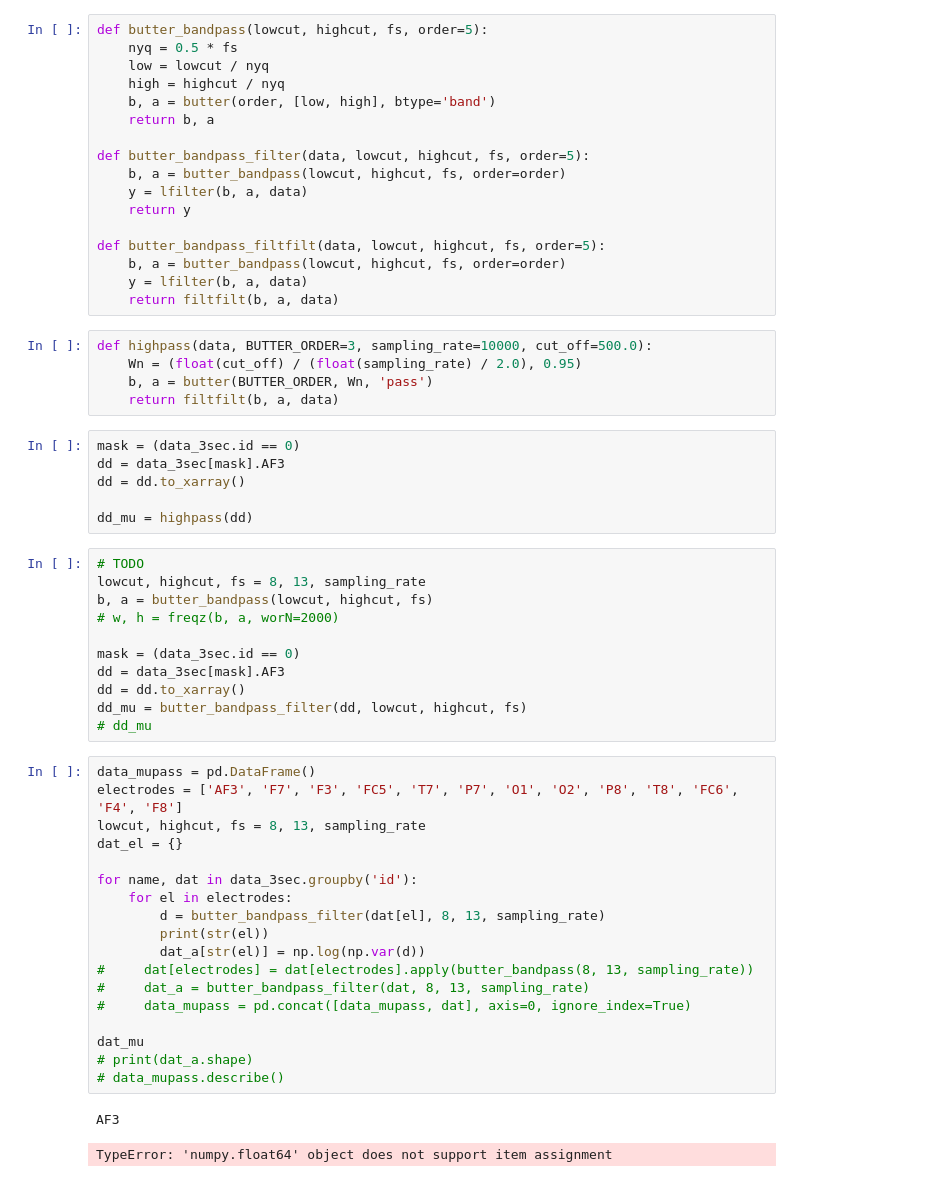
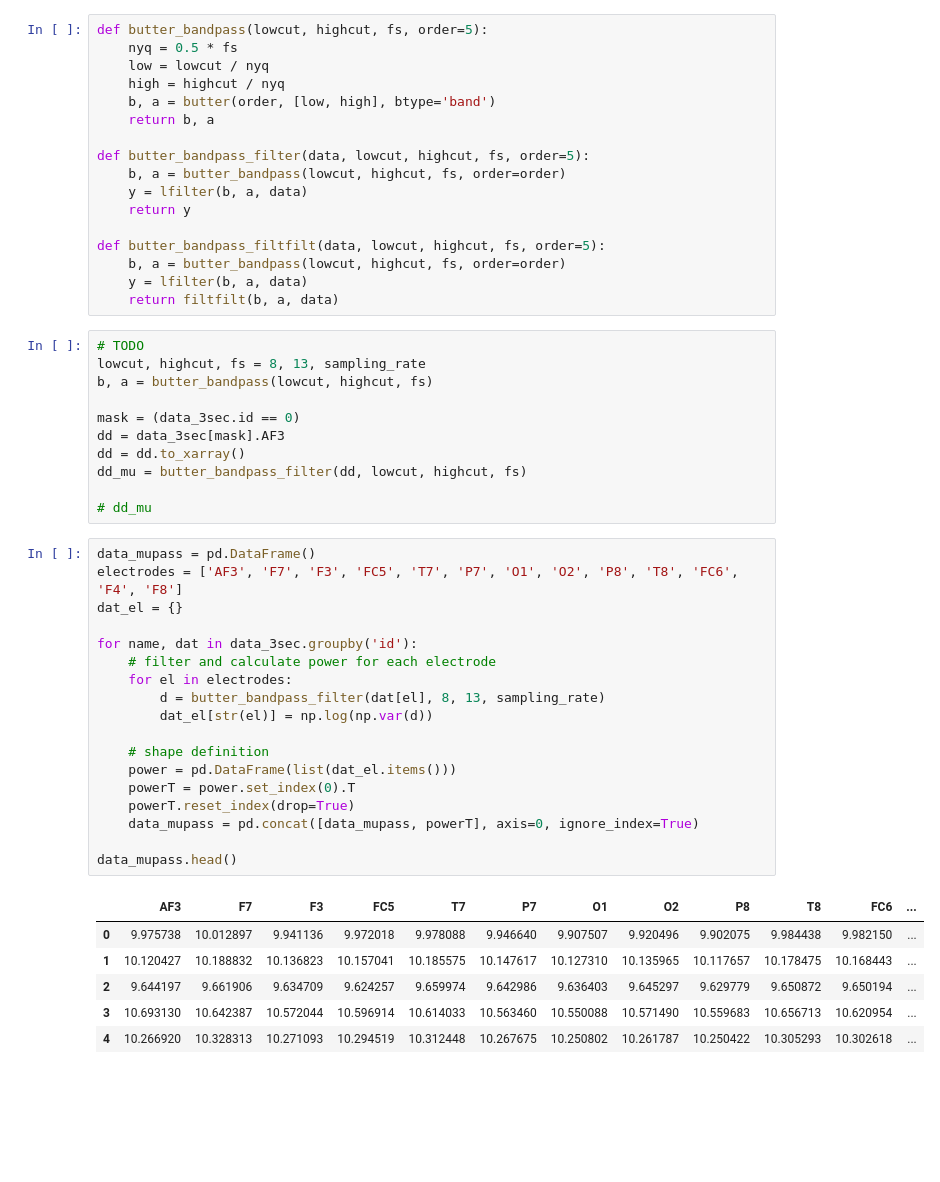
Before and after one commit to alTeska/BCI-Brane, a Jupyter notebook: notebooks/feature_analysis.ipynb, the cells around one changed output. Drawn from its saved outputs; the diff is of its cells as text; blank space fills up the shorter version.

Commit message:
features extracted, dataframes of 2 powers created

```diff
--- a/notebooks/feature_analysis.ipynb
+++ b/notebooks/feature_analysis.ipynb
@@ -80,46 +106,39 @@ def butter_bandpass_filtfilt(data, lowcut, highcut, fs, order=5):
     b, a = butter_bandpass(lowcut, highcut, fs, order=order)
     y = lfilter(b, a, data)
     return filtfilt(b, a, data)
-# %%
-def highpass(data, BUTTER_ORDER=3, sampling_rate=10000, cut_off=500.0):
-    Wn = (float(cut_off) / (float(sampling_rate) / 2.0), 0.95)
-    b, a = butter(BUTTER_ORDER, Wn, 'pass')
-    return filtfilt(b, a, data)
 # %%
+# TODO
+lowcut, highcut, fs = 8, 13, sampling_rate
+b, a = butter_bandpass(lowcut, highcut, fs)
+
 mask = (data_3sec.id == 0)
 dd = data_3sec[mask].AF3
 dd = dd.to_xarray()
+dd_mu = butter_bandpass_filter(dd, lowcut, highcut, fs)
 
-dd_mu = highpass(dd)
+# dd_mu
-# %%
-# TODO
-lowcut, highcut, fs = 8, 13, sampling_rate
-b, a = butter_bandpass(lowcut, highcut, fs)
-# w, h = freqz(b, a, worN=2000)
-
-mask = (data_3sec.id == 0)
-dd = data_3sec[mask].AF3
-dd = dd.to_xarray()
-dd_mu = butter_bandpass_filter(dd, lowcut, highcut, fs)
-# dd_mu
 # %%
 data_mupass = pd.DataFrame()
 electrodes = ['AF3', 'F7', 'F3', 'FC5', 'T7', 'P7', 'O1', 'O2', 'P8', 'T8', 'FC6', 'F4', 'F8']
-lowcut, highcut, fs = 8, 13, sampling_rate
 dat_el = {}
 
 for name, dat in data_3sec.groupby('id'):
+    # filter and calculate power for each electrode
     for el in electrodes:
         d = butter_bandpass_filter(dat[el], 8, 13, sampling_rate)
-        print(str(el))
-        dat_a[str(el)] = np.log(np.var(d))
-#     dat[electrodes] = dat[electrodes].apply(butter_bandpass(8, 13, sampling_rate))
-#     dat_a = butter_bandpass_filter(dat, 8, 13, sampling_rate)
-#     data_mupass = pd.concat([data_mupass, dat], axis=0, ignore_index=True)
+        dat_el[str(el)] = np.log(np.var(d))
 
-dat_mu
-# print(dat_a.shape)
-# data_mupass.describe()
+    # shape definition
+    power = pd.DataFrame(list(dat_el.items()))
+    powerT = power.set_index(0).T
+    powerT.reset_index(drop=True)
+    data_mupass = pd.concat([data_mupass, powerT], axis=0, ignore_index=True)
+
+data_mupass.head()
 # %% [output]
-AF3
-TypeError: 'numpy.float64' object does not support item assignment
+|  | AF3 | F7 | F3 | FC5 | T7 | P7 | O1 | O2 | P8 | T8 | FC6 | ... |
+| 0 | 9.975738 | 10.012897 | 9.941136 | 9.972018 | 9.978088 | 9.946640 | 9.907507 | 9.920496 | 9.902075 | 9.984438 | 9.982150 | ... |
+| 1 | 10.120427 | 10.188832 | 10.136823 | 10.157041 | 10.185575 | 10.147617 | 10.127310 | 10.135965 | 10.117657 | 10.178475 | 10.168443 | ... |
+| 2 | 9.644197 | 9.661906 | 9.634709 | 9.624257 | 9.659974 | 9.642986 | 9.636403 | 9.645297 | 9.629779 | 9.650872 | 9.650194 | ... |
+| 3 | 10.693130 | 10.642387 | 10.572044 | 10.596914 | 10.614033 | 10.563460 | 10.550088 | 10.571490 | 10.559683 | 10.656713 | 10.620954 | ... |
+| 4 | 10.266920 | 10.328313 | 10.271093 | 10.294519 | 10.312448 | 10.267675 | 10.250802 | 10.261787 | 10.250422 | 10.305293 | 10.302618 | ... |
```
Also changed, not shown: parts of 7 cells of this notebook.
